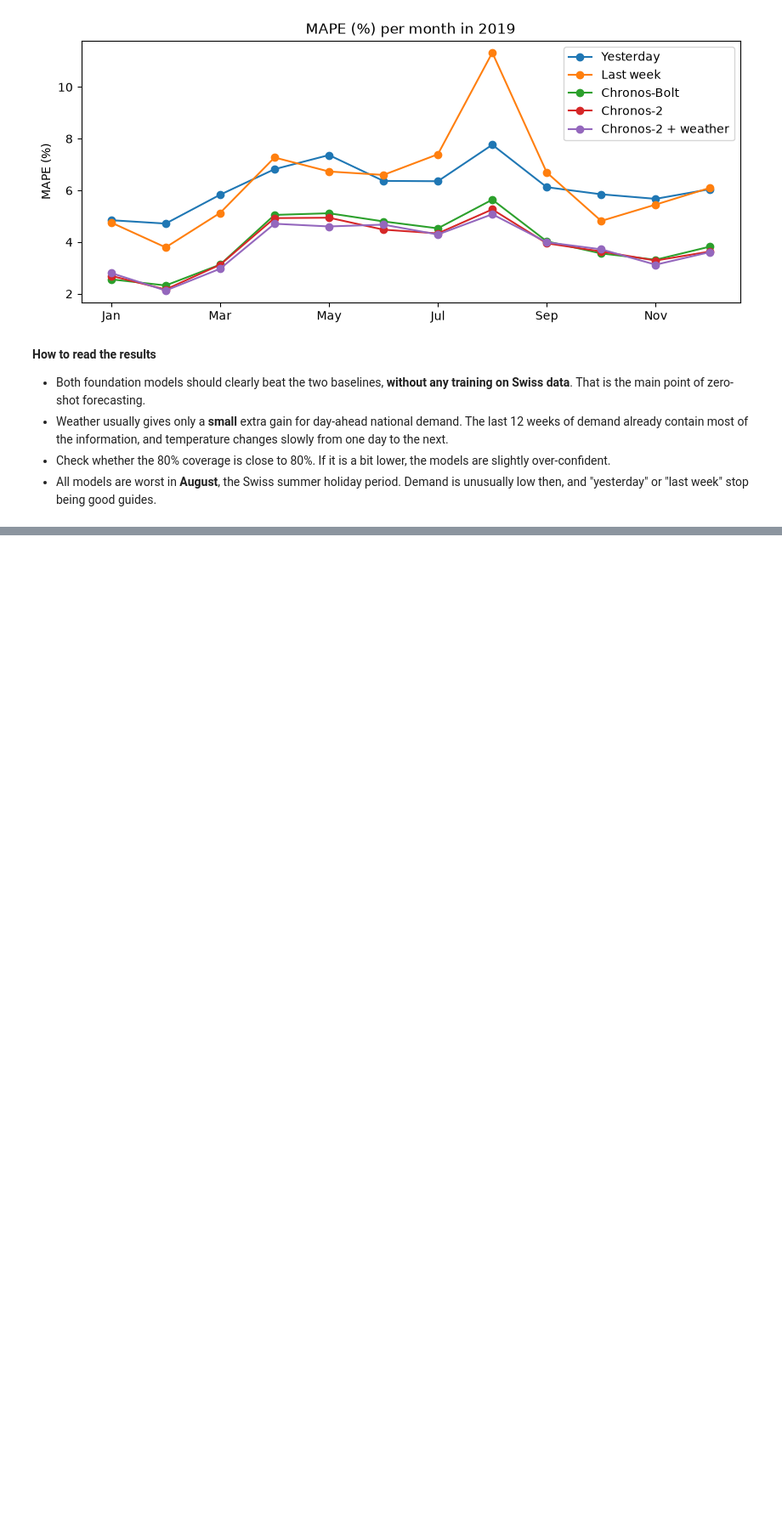
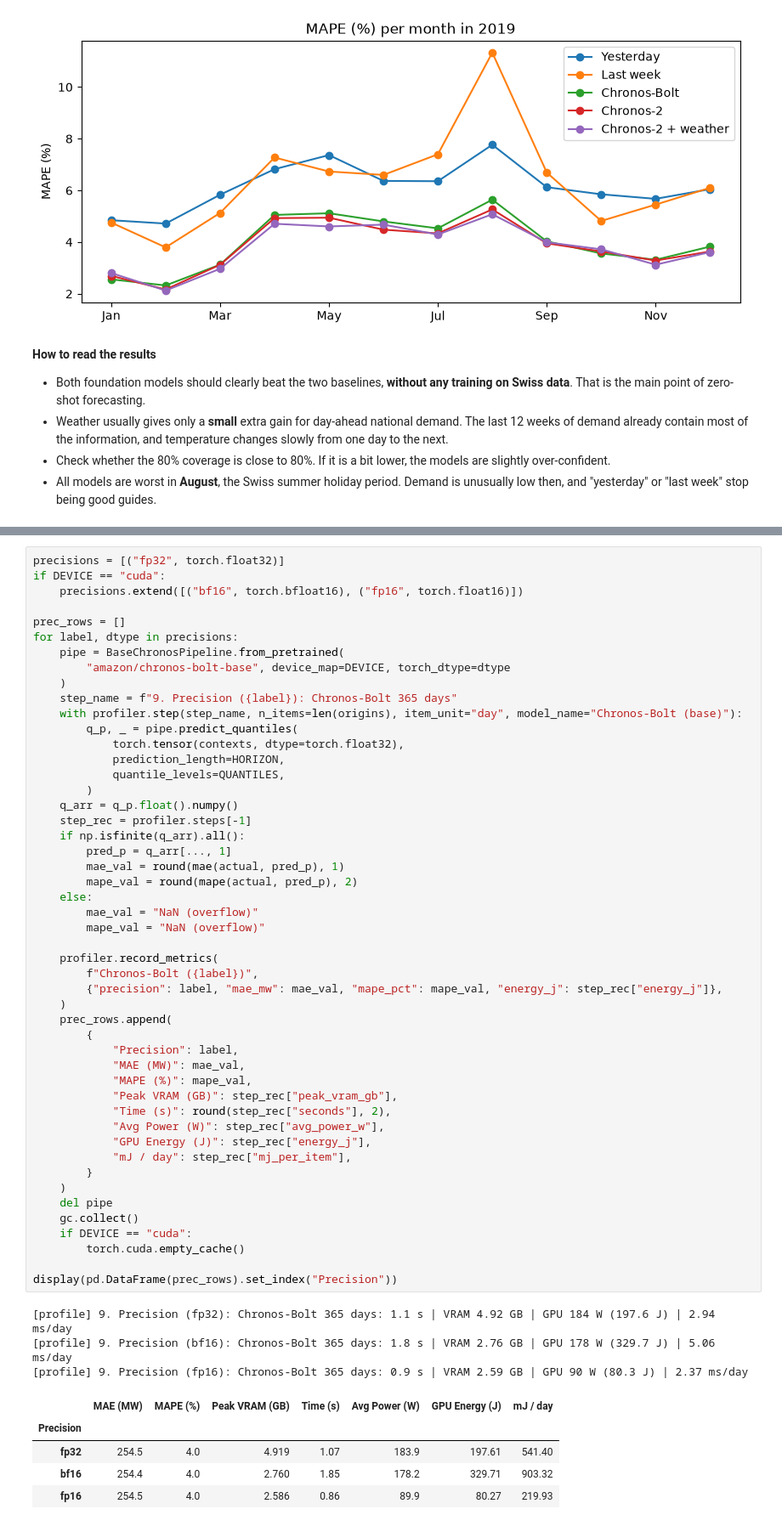
Before and after one commit to BartonChenTW/FM4UES-playground, a Jupyter notebook: module1_timeseries/01_demand_forecasting.ipynb, the cells around one changed output, grey strips where cells are left out. Shown at 85% size. Drawn from its saved outputs; the diff is of its cells as text; blank space fills up the shorter version.

```diff
--- a/module1_timeseries/01_demand_forecasting.ipynb
+++ b/module1_timeseries/01_demand_forecasting.ipynb
@@ -454,0 +499,58 @@ Hardware: Quadro RTX 6000
+# %%
+precisions = [("fp32", torch.float32)]
+if DEVICE == "cuda":
+    precisions.extend([("bf16", torch.bfloat16), ("fp16", torch.float16)])
+
+prec_rows = []
+for label, dtype in precisions:
+    pipe = BaseChronosPipeline.from_pretrained(
+        "amazon/chronos-bolt-base", device_map=DEVICE, torch_dtype=dtype
+    )
+    step_name = f"9. Precision ({label}): Chronos-Bolt 365 days"
+    with profiler.step(step_name, n_items=len(origins), item_unit="day", model_name="Chronos-Bolt (base)"):
+        q_p, _ = pipe.predict_quantiles(
+            torch.tensor(contexts, dtype=torch.float32),
+            prediction_length=HORIZON,
+            quantile_levels=QUANTILES,
+        )
+    q_arr = q_p.float().numpy()
+    step_rec = profiler.steps[-1]
+    if np.isfinite(q_arr).all():
+        pred_p = q_arr[..., 1]
+        mae_val = round(mae(actual, pred_p), 1)
+        mape_val = round(mape(actual, pred_p), 2)
+    else:
+        mae_val = "NaN (overflow)"
+        mape_val = "NaN (overflow)"
+
+    profiler.record_metrics(
+        f"Chronos-Bolt ({label})",
+        {"precision": label, "mae_mw": mae_val, "mape_pct": mape_val, "energy_j": step_rec["energy_j"]},
+    )
+    prec_rows.append(
+        {
+            "Precision": label,
+            "MAE (MW)": mae_val,
+            "MAPE (%)": mape_val,
+            "Peak VRAM (GB)": step_rec["peak_vram_gb"],
+            "Time (s)": round(step_rec["seconds"], 2),
+            "Avg Power (W)": step_rec["avg_power_w"],
+            "GPU Energy (J)": step_rec["energy_j"],
+            "mJ / day": step_rec["mj_per_item"],
+        }
+    )
+    del pipe
+    gc.collect()
+    if DEVICE == "cuda":
+        torch.cuda.empty_cache()
+
+display(pd.DataFrame(prec_rows).set_index("Precision"))
+# %% [output]
+[profile] 9. Precision (fp32): Chronos-Bolt 365 days: 1.1 s | VRAM 4.92 GB | GPU 184 W (197.6 J) | 2.94 ms/day
+[profile] 9. Precision (bf16): Chronos-Bolt 365 days: 1.8 s | VRAM 2.76 GB | GPU 178 W (329.7 J) | 5.06 ms/day
+[profile] 9. Precision (fp16): Chronos-Bolt 365 days: 0.9 s | VRAM 2.59 GB | GPU 90 W (80.3 J) | 2.37 ms/day
+|  | MAE (MW) | MAPE (%) | Peak VRAM (GB) | Time (s) | Avg Power (W) | GPU Energy (J) | mJ / day |
+| Precision |  |  |  |  |  |  |  |
+| fp32 | 254.5 | 4.0 | 4.919 | 1.07 | 183.9 | 197.61 | 541.40 |
+| bf16 | 254.4 | 4.0 | 2.760 | 1.85 | 178.2 | 329.71 | 903.32 |
+| fp16 | 254.5 | 4.0 | 2.586 | 0.86 | 89.9 | 80.27 | 219.93 |
```
Also changed, not shown: parts of 27 cells of this notebook, 18 other files.
